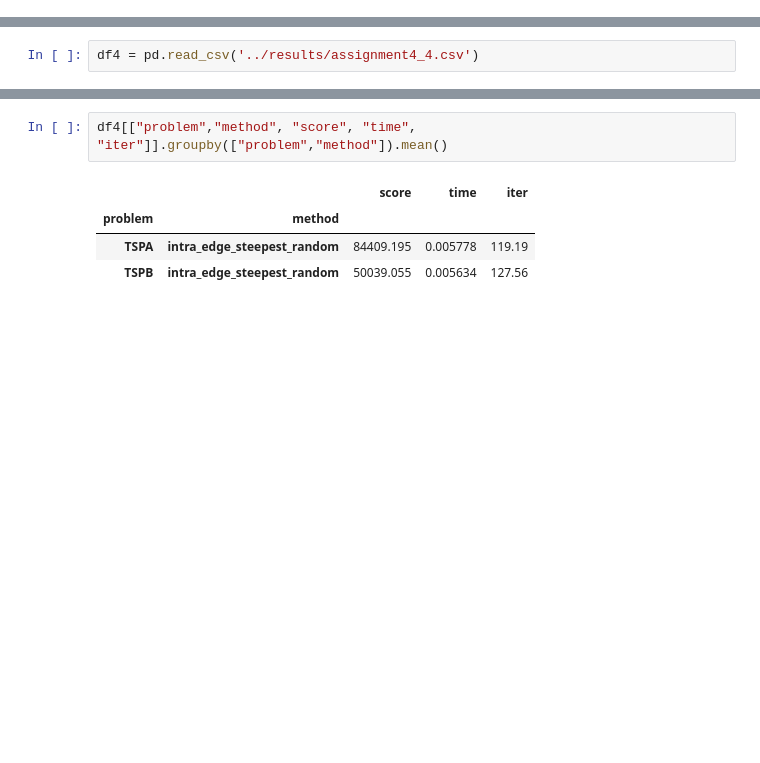
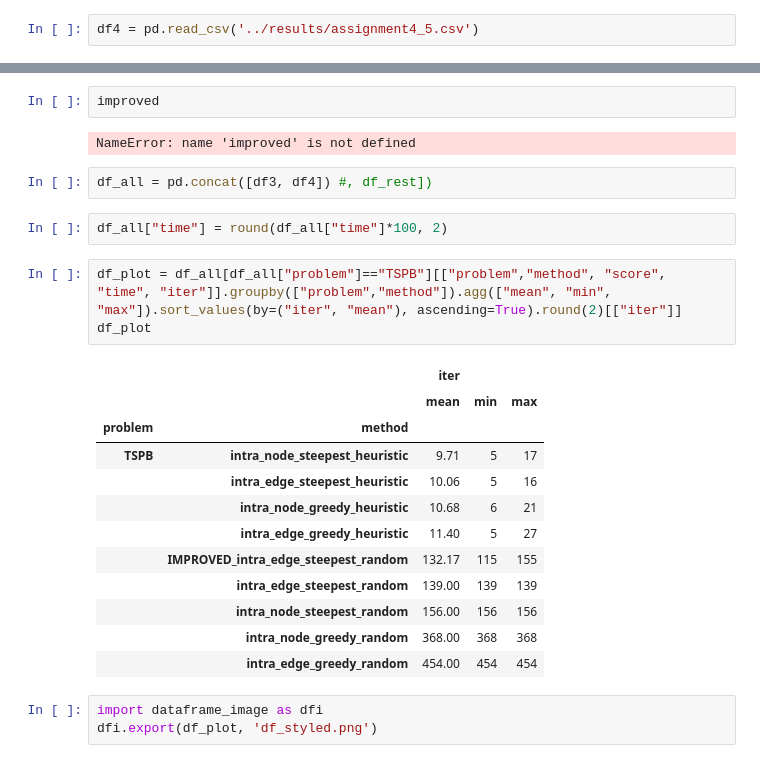
Before and after one commit to BbqGamer/TSP, a Jupyter notebook: notebooks/vis.ipynb, the cells around one changed output, grey strips where cells are left out. Drawn from its saved outputs; the diff is of its cells as text; blank space fills up the shorter version.

```diff
--- a/notebooks/vis.ipynb
+++ b/notebooks/vis.ipynb
@@ -5 +34,3 @@ df = pd.read_csv('../results/assignment3.csv')
+# %%
+df4 = pd.read_csv('../results/assignment4_5.csv')
 # %%
@@ -26,3 +40 @@ df[["problem","method", "score", "time", "iter"]].groupby(["problem","method"]).
-# %%
-df4 = pd.read_csv('../results/assignment4_4.csv')
 # %%
@@ -35,7 +47,27 @@ df4[["problem","method", "score", "time", "iter"]].groupby(["problem","method"])
+# %%
+improved
+# %% [output]
+NameError: name 'improved' is not defined
+# %%
+df_all = pd.concat([df3, df4]) #, df_rest])
+# %%
+df_all["time"] = round(df_all["time"]*100, 2)
 # %%
-df4[["problem","method", "score", "time", "iter"]].groupby(["problem","method"]).mean()
+df_plot = df_all[df_all["problem"]=="TSPB"][["problem","method", "score", "time", "iter"]].groupby(["problem","method"]).agg(["mean", "min", "max"]).sort_values(by=("iter", "mean"), ascending=True).round(2)[["iter"]]
+df_plot
 # %% [output]
-|  |  | score | time | iter |
+|  |  | iter |  |  |
+|  |  | mean | min | max |
 | problem | method |  |  |  |
-| TSPA | intra_edge_steepest_random | 84409.195 | 0.005778 | 119.19 |
-| TSPB | intra_edge_steepest_random | 50039.055 | 0.005634 | 127.56 |
+| TSPB | intra_node_steepest_heuristic | 9.71 | 5 | 17 |
+|  | intra_edge_steepest_heuristic | 10.06 | 5 | 16 |
+|  | intra_node_greedy_heuristic | 10.68 | 6 | 21 |
+|  | intra_edge_greedy_heuristic | 11.40 | 5 | 27 |
+|  | IMPROVED_intra_edge_steepest_random | 132.17 | 115 | 155 |
+|  | intra_edge_steepest_random | 139.00 | 139 | 139 |
+|  | intra_node_steepest_random | 156.00 | 156 | 156 |
+|  | intra_node_greedy_random | 368.00 | 368 | 368 |
+|  | intra_edge_greedy_random | 454.00 | 454 | 454 |
+# %%
+import dataframe_image as dfi
+dfi.export(df_plot, 'df_styled.png')
```
Also changed, not shown: parts of 8 cells of this notebook, 4 other files.
